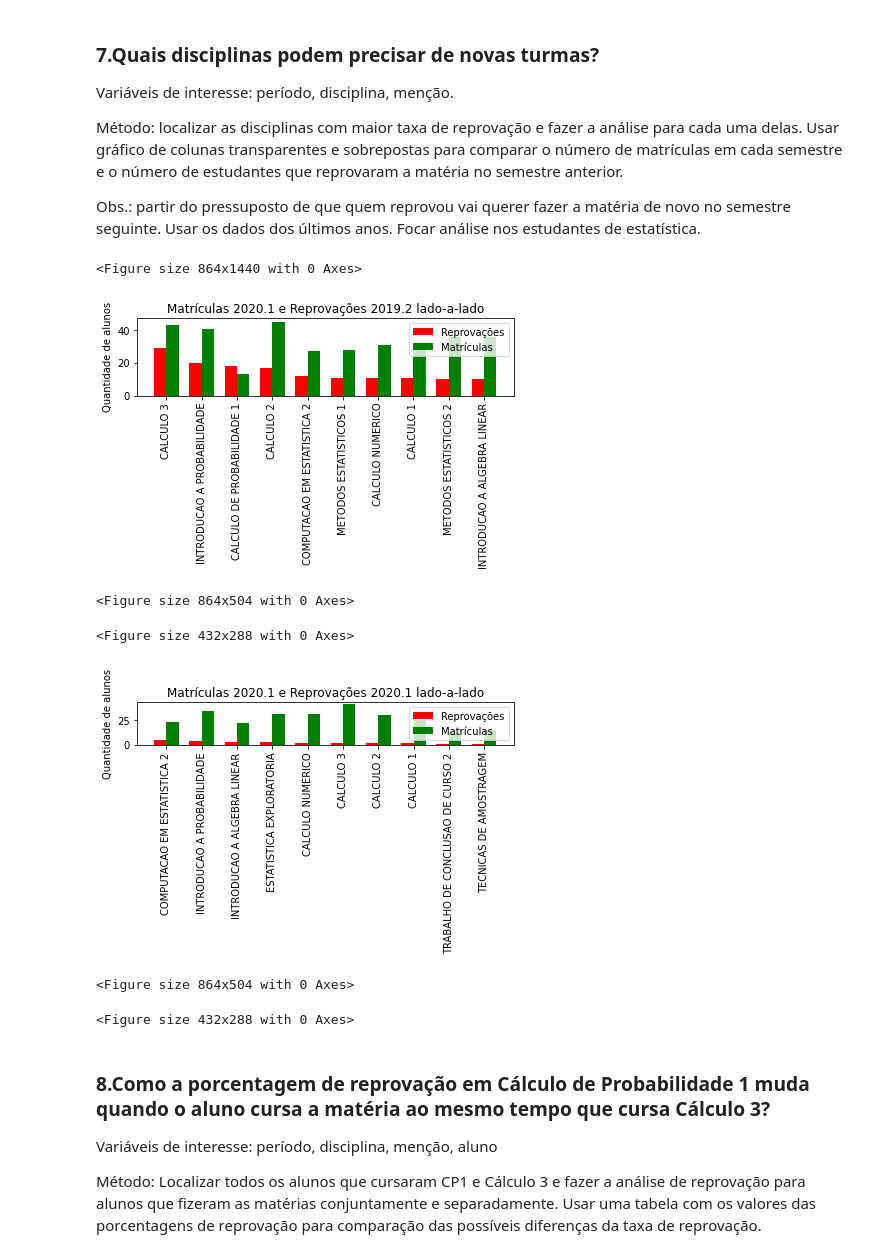
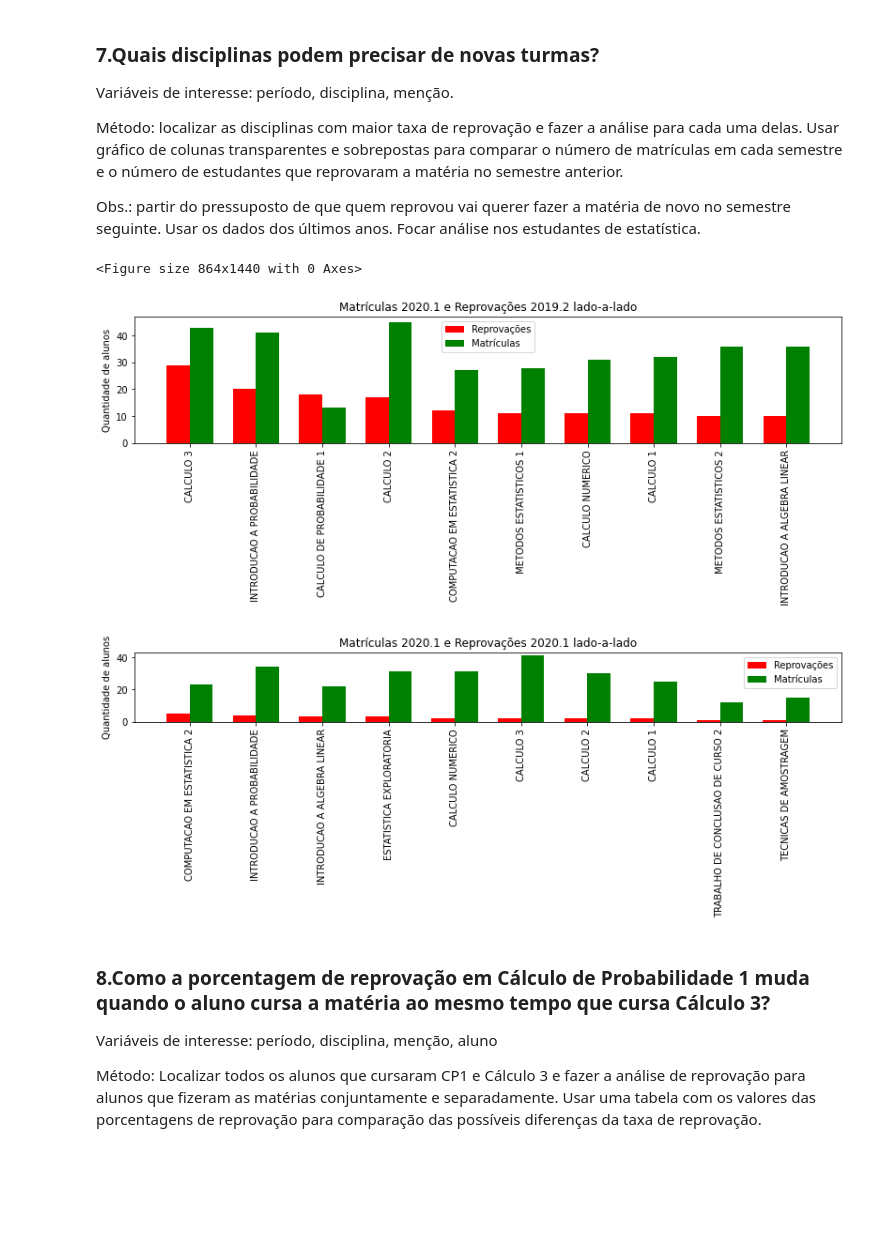
Before and after one commit to loureirolino/Laboratorio_1, a Jupyter notebook: trabalho_lab.ipynb, the cells around one changed output. Drawn from its saved outputs; the diff is of its cells as text; code cells hidden in the pictures; blank space fills up the shorter version.

```diff
--- a/trabalho_lab.ipynb
+++ b/trabalho_lab.ipynb
@@ -1446,39 +1350,37 @@ df_reprovacoes = a_df
 semestre_20201 = db[db.SEMESTRE == '20201']
 est_20201 = semestre_20201[semestre_20201.CURSO == 'ESTATISTICA']
 cont_matriculas_20201 = est_20201.value_counts('DISCIPLINA')
 
 
 #gráfico conjunto
 labels = df_reprovacoes['DISCIPLINA'].values.tolist()
 valor_reprovacoes = df_reprovacoes['QUANTIDADE'].values.tolist()
 valor_matriculas = [43,41,13,45,27,28,31,32,36,36]
 
 x = np.arange(len(labels))  # localização das legendas
 width = 0.35  # grossura das barras
 plt.figure(figsize=(12, 20))
 fig, ax = plt.subplots()
 rects1 = ax.bar(x - width/2, valor_reprovacoes, width, label='Reprovações', color='Red')
 rects2 = ax.bar(x + width/2, valor_matriculas, width, label='Matrículas', color='Green')
 
 # Adicionando textos e legendas e etc
 ax.set_ylabel('Quantidade de alunos')
 ax.set_title('Matrículas 2020.1 e Reprovações 2019.2 lado-a-lado')
 ax.set_xticks(x)
 ax.set_xticklabels(labels)
 plt.xticks(rotation=90)
 ax.legend()
 
 fig.tight_layout()
-plt.figure(figsize=(12, 7))
-plt.savefig('grafico_16.png')
+fig.set_size_inches(12, 7)
+fig.savefig('grafico_16.png')
 plt.show()
-plt.clf()
+fig.clf()
 #Fonte: UnB/Decanato de Graduação
 # %% [output]
 <Figure size 864x1440 with 0 Axes>
-[figure, old version]
+[figure, new version]
-<Figure size 864x504 with 0 Axes>
-<Figure size 432x288 with 0 Axes>
 # %%
 #análise do semestre 2020.2 com base nas reprovações de 2020.1
 #Top 10 matérias com maiores valores de reprovação de 2020.1
@@ -1511,6 +1413,7 @@ rects1 = ax.bar(x - width/2, valor_reprovacoes, width, label='Reprovações', co
 rects2 = ax.bar(x + width/2, valor_matriculas, width, label='Matrículas', color='Green')
 
 # Adicionando textos e legendas e etc
+
 ax.set_ylabel('Quantidade de alunos')
 ax.set_title('Matrículas 2020.1 e Reprovações 2020.1 lado-a-lado')
 ax.set_xticks(x)
@@ -1518,16 +1421,15 @@ ax.set_xticklabels(labels)
 plt.xticks(rotation=90)
 ax.legend()
 
+
 fig.tight_layout()
-plt.figure(figsize=(12, 7))
-plt.savefig('grafico_17.png')
+fig.set_size_inches(12, 7)
+fig.savefig('grafico_17.png')
 plt.show()
-plt.clf()
+fig.clf()
 #Fonte: UnB/Decanato de Graduação
 # %% [output]
-[figure, old version]
+[figure, new version]
-<Figure size 864x504 with 0 Axes>
-<Figure size 432x288 with 0 Axes>
 # %% [markdown]
 ### 8.Como a porcentagem de reprovação em Cálculo de Probabilidade 1 muda quando o aluno cursa a matéria ao mesmo tempo que cursa Cálculo 3?
 
```
Also changed, not shown: parts of 7 cells of this notebook.
